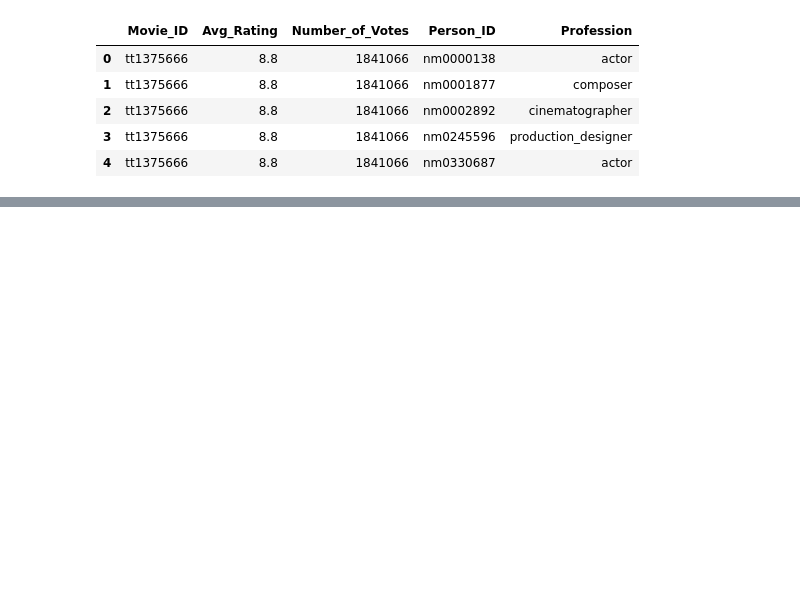
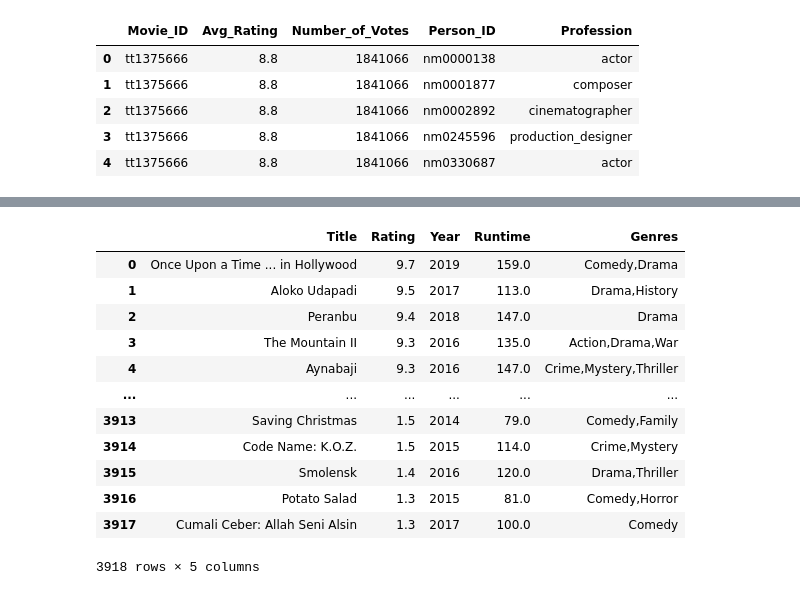
Before and after one commit to Sstrouderr/Capstone-repo, a Jupyter notebook: Notebooks/Mark/IMDB Notebook.ipynb, the cells around one changed output, grey strips where cells are left out. Saved outputs shown, nothing was run; the diff lists cells and outputs as text; code cells hidden in the pictures; blank space fills up the shorter version.

```diff
--- a/Notebooks/Mark/IMDB Notebook.ipynb
+++ b/Notebooks/Mark/IMDB Notebook.ipynb
@@ -601,0 +662,26 @@ JOIN PRINCIPALS
+# %%
+pd.read_sql("""
+SELECT DISTINCT PRIMARY_TITLE AS Title, AVERAGERATING AS Rating, START_YEAR AS Year, RUNTIME_MINUTES AS Runtime, GENRES AS Genres
+FROM MOVIE_RATINGS
+JOIN MOVIE_BASICS
+    USING(MOVIE_ID)
+JOIN MOVIE_AKAS
+    USING(MOVIE_ID)
+WHERE numvotes > 5000
+ORDER BY averagerating DESC
+;
+""", conn)
+# %% [output]
+|  | Title | Rating | Year | Runtime | Genres |
+| 0 | Once Upon a Time ... in Hollywood | 9.7 | 2019 | 159.0 | Comedy,Drama |
+| 1 | Aloko Udapadi | 9.5 | 2017 | 113.0 | Drama,History |
+| 2 | Peranbu | 9.4 | 2018 | 147.0 | Drama |
+| 3 | The Mountain II | 9.3 | 2016 | 135.0 | Action,Drama,War |
+| 4 | Aynabaji | 9.3 | 2016 | 147.0 | Crime,Mystery,Thriller |
+| ... | ... | ... | ... | ... | ... |
+| 3913 | Saving Christmas | 1.5 | 2014 | 79.0 | Comedy,Family |
+| 3914 | Code Name: K.O.Z. | 1.5 | 2015 | 114.0 | Crime,Mystery |
+| 3915 | Smolensk | 1.4 | 2016 | 120.0 | Drama,Thriller |
+| 3916 | Potato Salad | 1.3 | 2015 | 81.0 | Comedy,Horror |
+| 3917 | Cumali Ceber: Allah Seni Alsin | 1.3 | 2017 | 100.0 | Comedy |
+3918 rows × 5 columns
```
Also changed, not shown: parts of 6 cells of this notebook.
